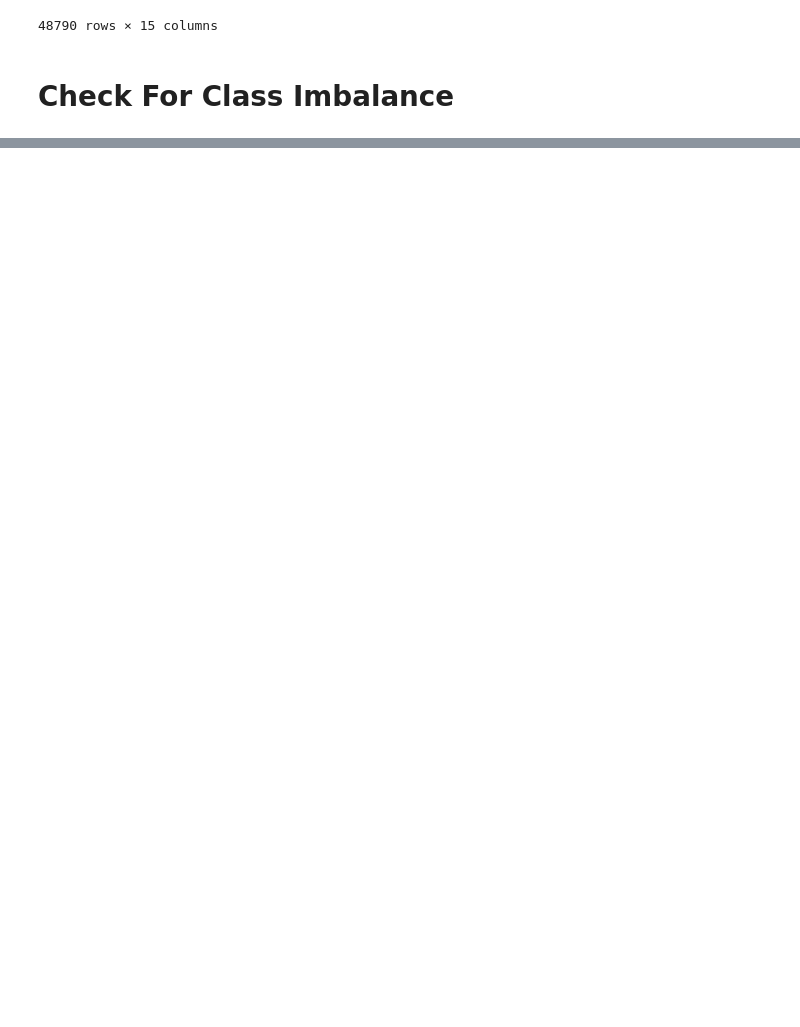
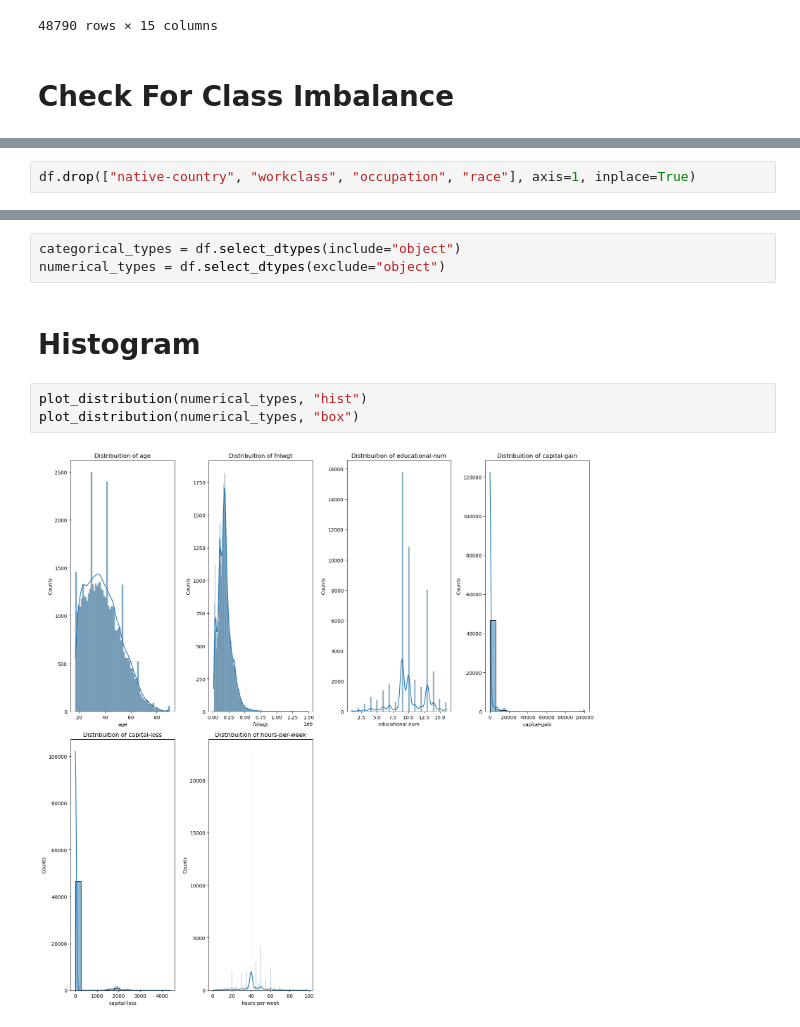
Before and after one commit to MaukanMir/Income-Prediction-Classification, a Jupyter notebook: training.ipynb, the cells around one changed output, grey strips where cells are left out. Saved outputs shown, nothing was run; the diff lists cells and outputs as text; blank space fills up the shorter version.

```diff
--- a/training.ipynb
+++ b/training.ipynb
@@ -195,0 +201,2 @@ check_class_imbalance(df["relationship"])
+# %%
+df.drop(["native-country", "workclass", "occupation", "race"], axis=1, inplace=True)
@@ -195,0 +218,10 @@ check_class_imbalance(df["relationship"])
+# %%
+categorical_types = df.select_dtypes(include="object")
+numerical_types = df.select_dtypes(exclude="object")
+# %% [markdown]
+# Histogram
+# %%
+plot_distribution(numerical_types, "hist")
+plot_distribution(numerical_types, "box")
+# %% [output]
+[figure, added]
```
Also changed, not shown: parts of 4 cells of this notebook.
